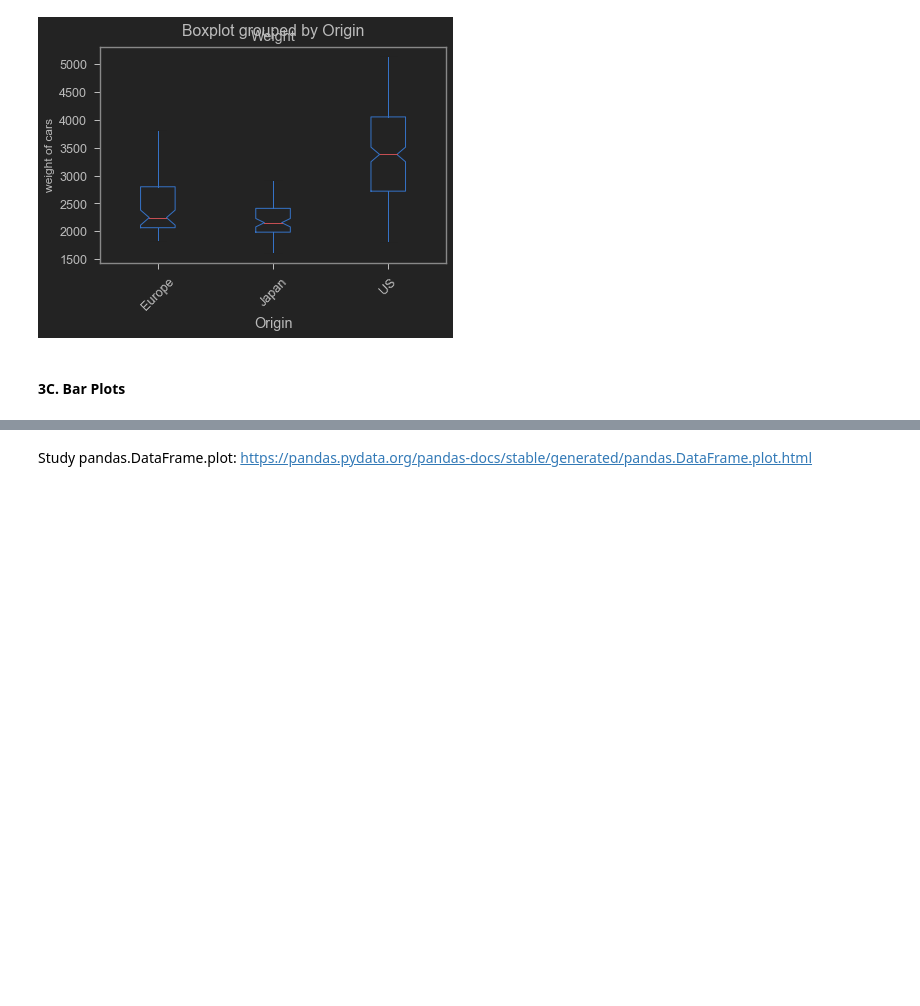
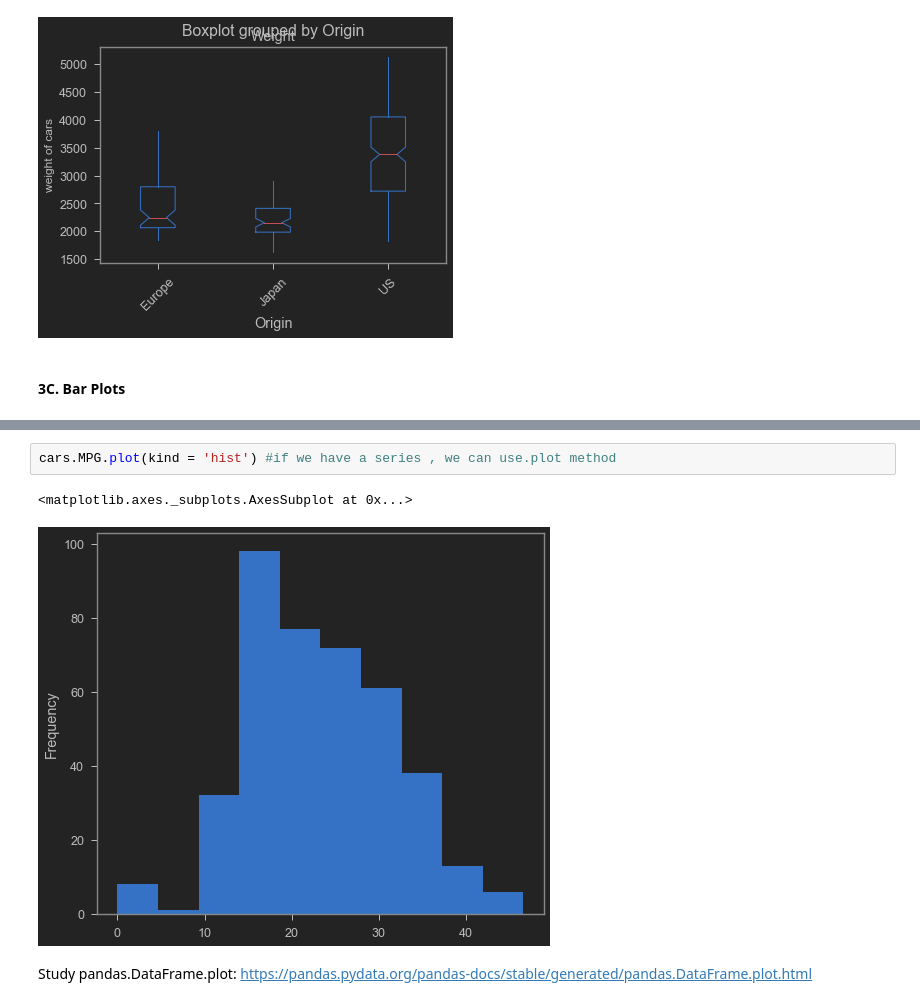
Before and after one commit to GouthamKumar-R/ML, a Jupyter notebook: D20 - IML/Class exercises/IML - S4 - Data Exploration & Data Manipulation .ipynb, the cells around one changed output, grey strips where cells are left out. Saved outputs shown, nothing was run; the diff lists cells and outputs as text; blank space fills up the shorter version.

```diff
--- a/D20 - IML/Class exercises/IML - S4 - Data Exploration & Data Manipulation .ipynb
+++ b/D20 - IML/Class exercises/IML - S4 - Data Exploration & Data Manipulation .ipynb
@@ -422,3 +450,8 @@ plt.show()
+# %%
+cars.MPG.plot(kind = 'hist') #if we have a series , we can use.plot method
+# %% [output]
+<matplotlib.axes._subplots.AxesSubplot at 0x...>
+[figure, added]
 # %% [markdown]
 Study pandas.DataFrame.plot: https://pandas.pydata.org/pandas-docs/stable/generated/pandas.DataFrame.plot.html
 # %% [markdown]
```
Also changed, not shown: parts of 17 cells of this notebook.
